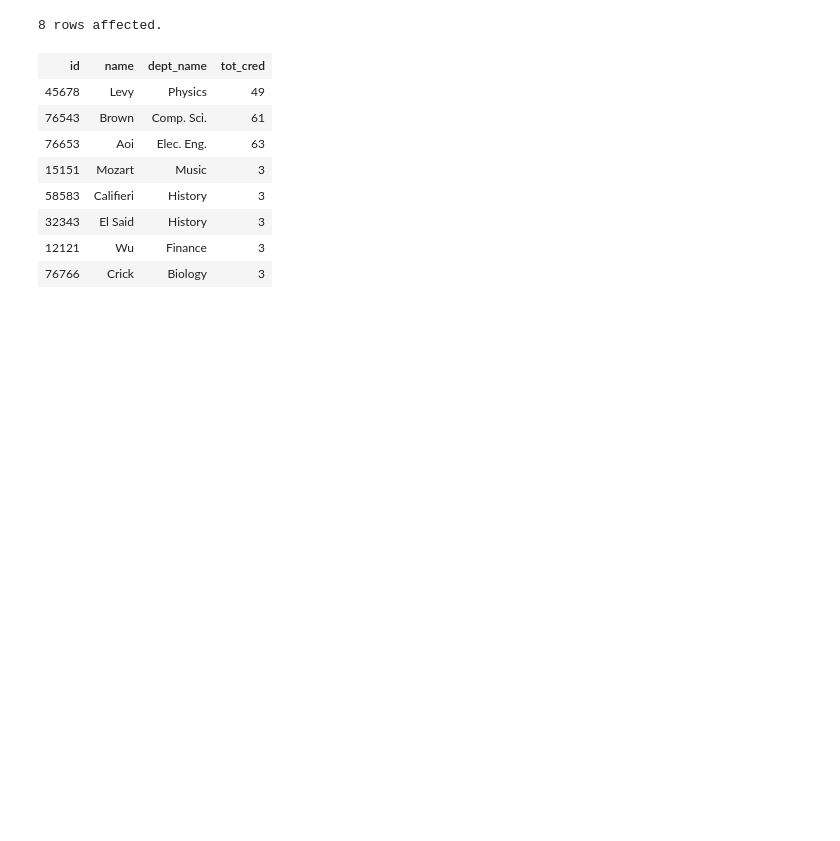
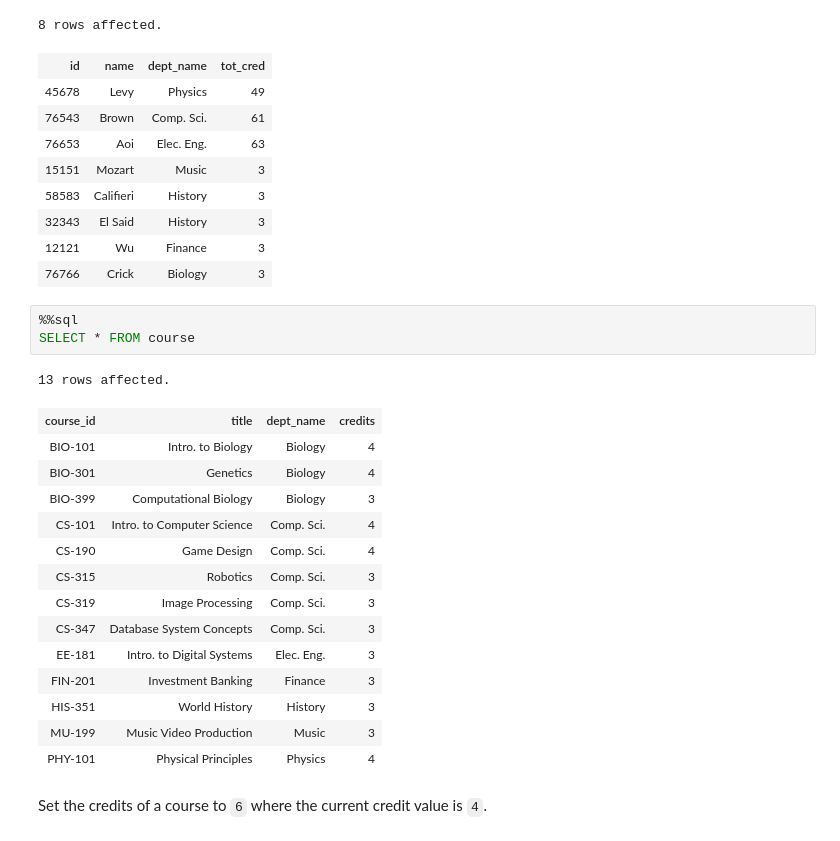
Before and after one commit to IITDBGroup/cs425, a Jupyter notebook: classnotebook-2017-Fall/CS425-2017-Notebook.ipynb, the cells around one changed output. Saved outputs shown, nothing was run; the diff lists cells and outputs as text; blank space fills up the shorter version.

```diff
--- a/classnotebook-2017-Fall/CS425-2017-Notebook.ipynb
+++ b/classnotebook-2017-Fall/CS425-2017-Notebook.ipynb
@@ -947,3 +1004,24 @@ WHERE (tot_cred, dept_name) IN (SELECT max(m.tot_cred), dept_name FROM student m
 | 32343 | El Said | History | 3 |
 | 12121 | Wu | Finance | 3 |
 | 76766 | Crick | Biology | 3 |
+# %%
+%%sql
+SELECT * FROM course
+# %% [output]
+13 rows affected.
+| course_id | title | dept_name | credits |
+| BIO-101 | Intro. to Biology | Biology | 4 |
+| BIO-301 | Genetics | Biology | 4 |
+| BIO-399 | Computational Biology | Biology | 3 |
+| CS-101 | Intro. to Computer Science | Comp. Sci. | 4 |
+| CS-190 | Game Design | Comp. Sci. | 4 |
+| CS-315 | Robotics | Comp. Sci. | 3 |
+| CS-319 | Image Processing | Comp. Sci. | 3 |
+| CS-347 | Database System Concepts | Comp. Sci. | 3 |
+| EE-181 | Intro. to Digital Systems | Elec. Eng. | 3 |
+| FIN-201 | Investment Banking | Finance | 3 |
+| HIS-351 | World History | History | 3 |
+| MU-199 | Music Video Production | Music | 3 |
+| PHY-101 | Physical Principles | Physics | 4 |
+# %% [markdown]
+Set the credits of a course to `6` where the current credit value is `4`.
```
Also changed, not shown: parts of 27 cells of this notebook, 1 other file.
